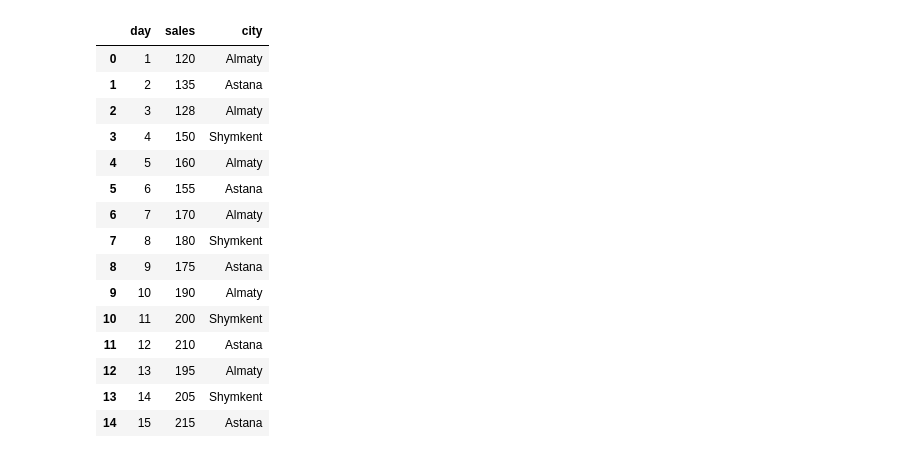
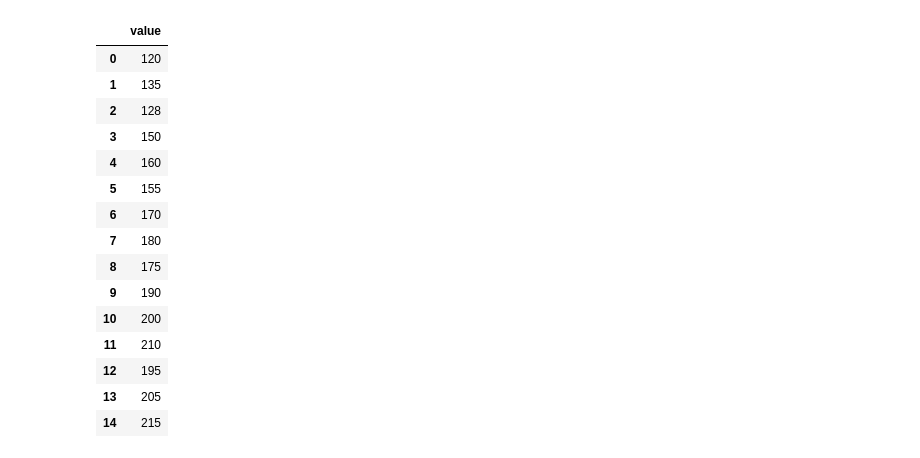
Before and after one commit to qawrjestyn/omarExamProject1, a Jupyter notebook: project.ipynb, the cells around one changed output. Saved outputs shown, nothing was run; the diff lists cells and outputs as text; code cells hidden in the pictures.

```diff
--- a/project.ipynb
+++ b/project.ipynb
@@ -1,29 +1,26 @@
 # %%
 import pandas as pd
+import numpy as np
 data = {
-    "day": list(range(1, 16)),
-    "sales": [120,135,128,150,160,155,170,180,175,190,200,210,195,205,215],
-    "city": ["Almaty","Astana","Almaty","Shymkent","Almaty",
-             "Astana","Almaty","Shymkent","Astana","Almaty",
-             "Shymkent","Astana","Almaty","Shymkent","Astana"]
+    "value": [120, 135, 128, 150, 160, 155, 170, 180, 175, 190, 200, 210, 195, 205, 215]
 }
 df = pd.DataFrame(data)
-df.to_csv("sales.csv", index=False)
+df.to_csv("series.csv", index=False)
 df
 # %% [output]
-|  | day | sales | city |
-| 0 | 1 | 120 | Almaty |
-| 1 | 2 | 135 | Astana |
-| 2 | 3 | 128 | Almaty |
-| 3 | 4 | 150 | Shymkent |
-| 4 | 5 | 160 | Almaty |
-| 5 | 6 | 155 | Astana |
-| 6 | 7 | 170 | Almaty |
-| 7 | 8 | 180 | Shymkent |
-| 8 | 9 | 175 | Astana |
-| 9 | 10 | 190 | Almaty |
-| 10 | 11 | 200 | Shymkent |
-| 11 | 12 | 210 | Astana |
-| 12 | 13 | 195 | Almaty |
-| 13 | 14 | 205 | Shymkent |
-| 14 | 15 | 215 | Astana |
+|  | value |
+| 0 | 120 |
+| 1 | 135 |
+| 2 | 128 |
+| 3 | 150 |
+| 4 | 160 |
+| 5 | 155 |
+| 6 | 170 |
+| 7 | 180 |
+| 8 | 175 |
+| 9 | 190 |
+| 10 | 200 |
+| 11 | 210 |
+| 12 | 195 |
+| 13 | 205 |
+| 14 | 215 |
```
Also changed, not shown: parts of 9 cells of this notebook, 4 other files.
